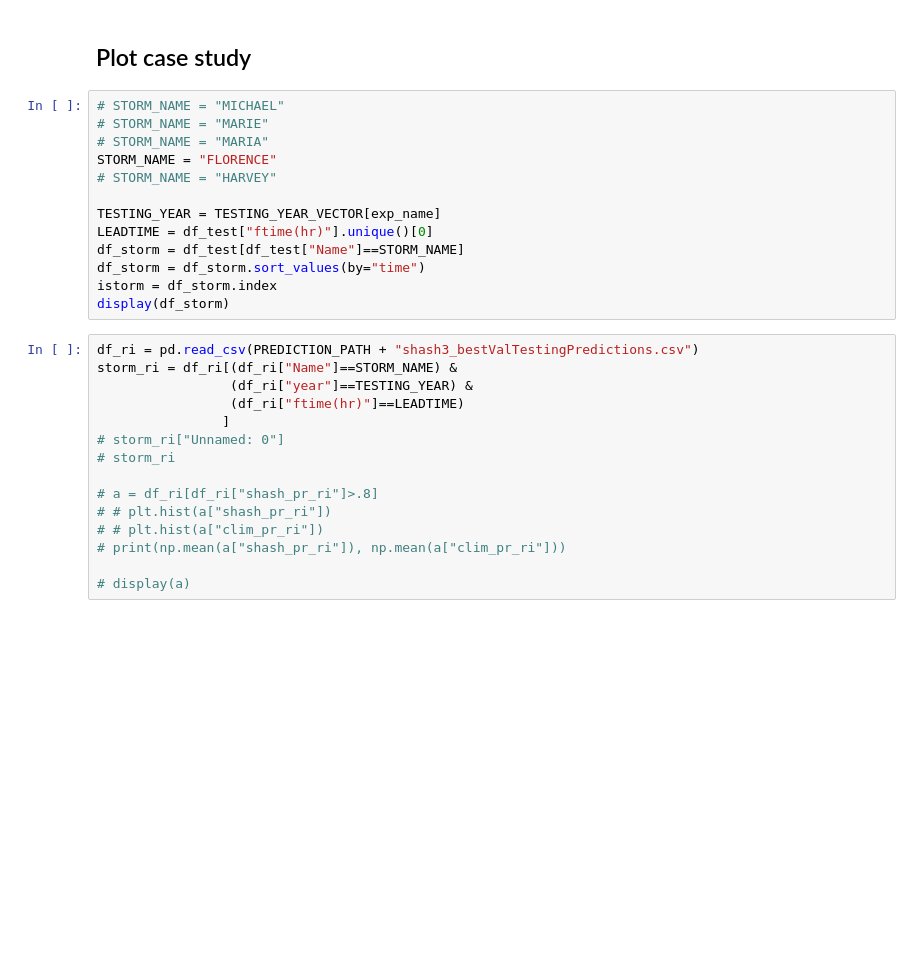
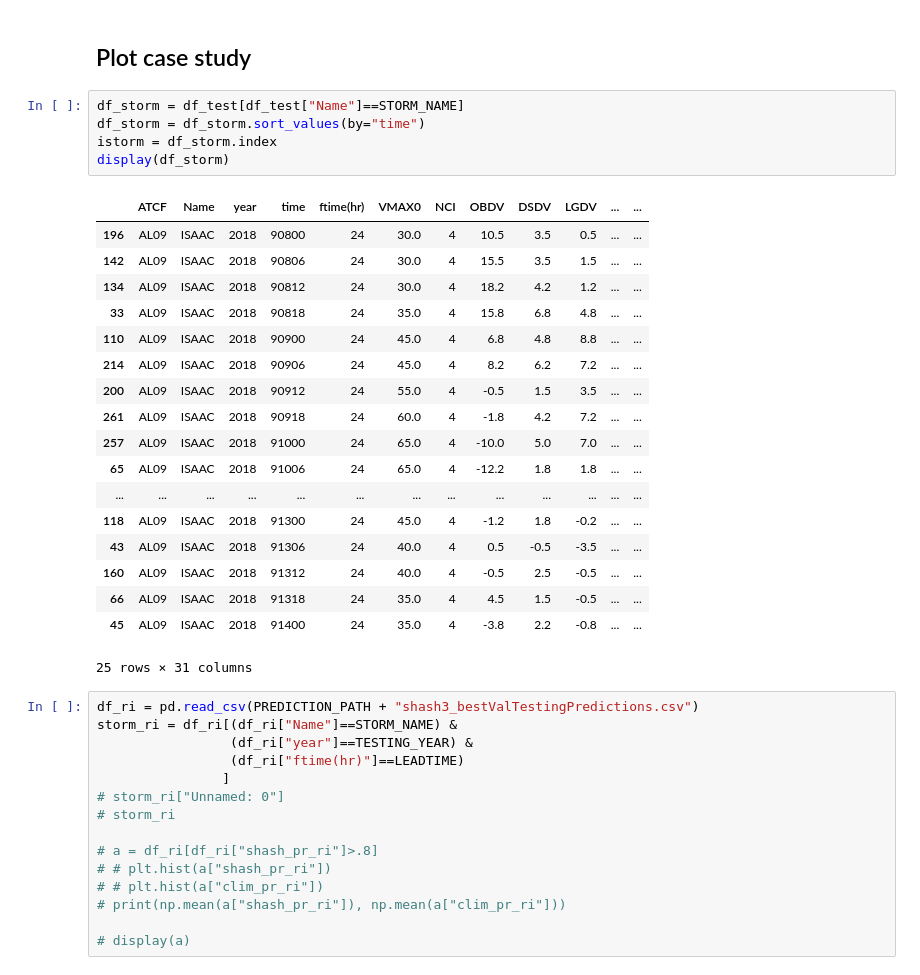
Before and after one commit to eabarnes1010/hurricane_uqcomparisons, a Jupyter notebook: _plot_caseStudies.ipynb, the cells around one changed output. Cells and saved outputs as stored; diff of their text form; blank space fills up the shorter version.

```diff
--- a/_plot_caseStudies.ipynb
+++ b/_plot_caseStudies.ipynb
@@ -382,18 +369,29 @@ plt.show()
 # %% [markdown]
 ## Plot case study
 # %%
-# STORM_NAME = "MICHAEL"
-# STORM_NAME = "MARIE"
-# STORM_NAME = "MARIA"
-STORM_NAME = "FLORENCE"
-# STORM_NAME = "HARVEY"
-
-TESTING_YEAR = TESTING_YEAR_VECTOR[exp_name]
-LEADTIME = df_test["ftime(hr)"].unique()[0]
 df_storm = df_test[df_test["Name"]==STORM_NAME]
 df_storm = df_storm.sort_values(by="time")
 istorm = df_storm.index
 display(df_storm)
+# %% [output]
+|  | ATCF | Name | year | time | ftime(hr) | VMAX0 | NCI | OBDV | DSDV | LGDV | ... | ... |
+| 196 | AL09 | ISAAC | 2018 | 90800 | 24 | 30.0 | 4 | 10.5 | 3.5 | 0.5 | ... | ... |
+| 142 | AL09 | ISAAC | 2018 | 90806 | 24 | 30.0 | 4 | 15.5 | 3.5 | 1.5 | ... | ... |
+| 134 | AL09 | ISAAC | 2018 | 90812 | 24 | 30.0 | 4 | 18.2 | 4.2 | 1.2 | ... | ... |
+| 33 | AL09 | ISAAC | 2018 | 90818 | 24 | 35.0 | 4 | 15.8 | 6.8 | 4.8 | ... | ... |
+| 110 | AL09 | ISAAC | 2018 | 90900 | 24 | 45.0 | 4 | 6.8 | 4.8 | 8.8 | ... | ... |
+| 214 | AL09 | ISAAC | 2018 | 90906 | 24 | 45.0 | 4 | 8.2 | 6.2 | 7.2 | ... | ... |
+| 200 | AL09 | ISAAC | 2018 | 90912 | 24 | 55.0 | 4 | -0.5 | 1.5 | 3.5 | ... | ... |
+| 261 | AL09 | ISAAC | 2018 | 90918 | 24 | 60.0 | 4 | -1.8 | 4.2 | 7.2 | ... | ... |
+| 257 | AL09 | ISAAC | 2018 | 91000 | 24 | 65.0 | 4 | -10.0 | 5.0 | 7.0 | ... | ... |
+| 65 | AL09 | ISAAC | 2018 | 91006 | 24 | 65.0 | 4 | -12.2 | 1.8 | 1.8 | ... | ... |
+| ... | ... | ... | ... | ... | ... | ... | ... | ... | ... | ... | ... | ... |
+| 118 | AL09 | ISAAC | 2018 | 91300 | 24 | 45.0 | 4 | -1.2 | 1.8 | -0.2 | ... | ... |
+| 43 | AL09 | ISAAC | 2018 | 91306 | 24 | 40.0 | 4 | 0.5 | -0.5 | -3.5 | ... | ... |
+| 160 | AL09 | ISAAC | 2018 | 91312 | 24 | 40.0 | 4 | -0.5 | 2.5 | -0.5 | ... | ... |
+| 66 | AL09 | ISAAC | 2018 | 91318 | 24 | 35.0 | 4 | 4.5 | 1.5 | -0.5 | ... | ... |
+| 45 | AL09 | ISAAC | 2018 | 91400 | 24 | 35.0 | 4 | -3.8 | 2.2 | -0.8 | ... | ... |
+25 rows × 31 columns
 # %%
 df_ri = pd.read_csv(PREDICTION_PATH + "shash3_bestValTestingPredictions.csv")
 storm_ri = df_ri[(df_ri["Name"]==STORM_NAME) &
```
Also changed, not shown: parts of 9 cells of this notebook.
